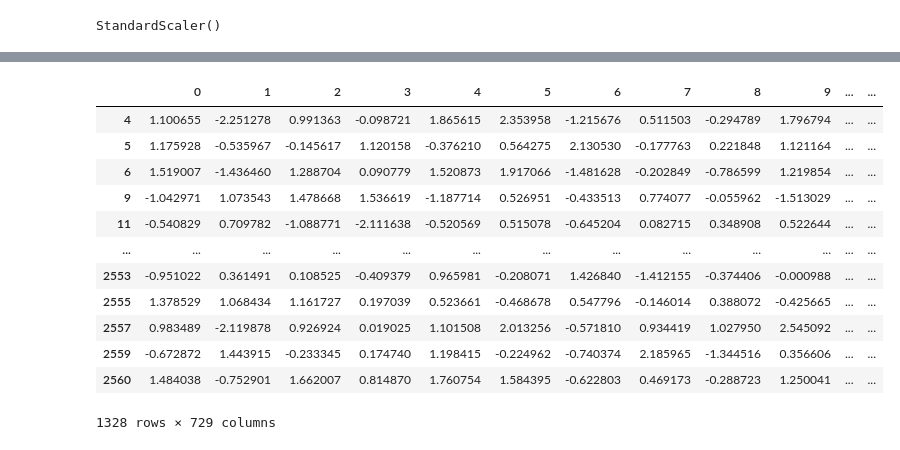
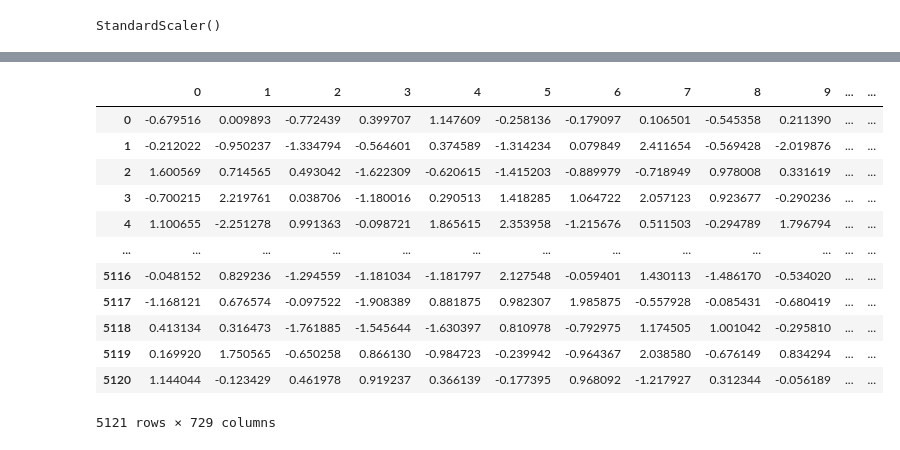
Before and after one commit to Ishikawa7/Alzheimer_detection, a Jupyter notebook: Alzheimer_detection_classification.ipynb, the cells around one changed output, grey strips where cells are left out. Drawn from its saved outputs; the diff is of its cells as text; code cells hidden in the pictures.

```diff
--- a/Alzheimer_detection_classification.ipynb
+++ b/Alzheimer_detection_classification.ipynb
@@ -85,10 +90,10 @@ StandardScaler()
 #    min = X_test[i].min()
 #    X_test[i] = (X_test[i] - min) / (max - min)
 # %%
-validation_percentage = 0.5
-X_val = X_train[int(1-validation_percentage * len(X_train)):]
-X_train = X_train[:int(1-validation_percentage * len(X_train))]
-y_val = y_train[int(1-validation_percentage * len(y_train)):]
-y_train = y_train[:int(1-validation_percentage * len(y_train))]
-labels_val = labels_train[int(1-validation_percentage * len(labels_train)):]
-labels_train = labels_train[:int(1-validation_percentage * len(labels_train))]
+# validation_percentage = 0.0
+# X_val = X_train[int(1-validation_percentage * len(X_train)):]
+# X_train = X_train[:int(1-validation_percentage * len(X_train))]
+# y_val = y_train[int(1-validation_percentage * len(y_train)):]
+# y_train = y_train[:int(1-validation_percentage * len(y_train))]
+# labels_val = labels_train[int(1-validation_percentage * len(labels_train)):]
+# labels_train = labels_train[:int(1-validation_percentage * len(labels_train))]
@@ -155,11 +163,0 @@ df_train_scaled
-# %%
-# remove from the dataframes the rows with label = "MildDemented" and "ModerateDemented"
-df_train_scaled = df_train_scaled[df_train_scaled['label'] != "MildDemented"]
-df_val_scaled = df_val_scaled[df_val_scaled['label'] != "MildDemented"]
-df_test_scaled = df_test_scaled[df_test_scaled['label'] != "MildDemented"]
-
-df_train_scaled = df_train_scaled[df_train_scaled['label'] != "VeryMildDemented"]
-df_val_scaled = df_val_scaled[df_val_scaled['label'] != "VeryMildDemented"]
-df_test_scaled = df_test_scaled[df_test_scaled['label'] != "VeryMildDemented"]
-
-df_train_scaled
@@ -229,21 +180,21 @@ df_labels_train
 # %%
 remove_columns = ['label']
 df_train_scaled = df_train_scaled.drop(remove_columns, axis=1)
-df_val_scaled = df_val_scaled.drop(remove_columns, axis=1)
+#df_val_scaled = df_val_scaled.drop(remove_columns, axis=1)
 df_test_scaled = df_test_scaled.drop(remove_columns, axis=1)
 
 df_train_scaled
 # %% [output]
 |  | 0 | 1 | 2 | 3 | 4 | 5 | 6 | 7 | 8 | 9 | ... | ... |
+| 0 | -0.679516 | 0.009893 | -0.772439 | 0.399707 | 1.147609 | -0.258136 | -0.179097 | 0.106501 | -0.545358 | 0.211390 | ... | ... |
+| 1 | -0.212022 | -0.950237 | -1.334794 | -0.564601 | 0.374589 | -1.314234 | 0.079849 | 2.411654 | -0.569428 | -2.019876 | ... | ... |
+| 2 | 1.600569 | 0.714565 | 0.493042 | -1.622309 | -0.620615 | -1.415203 | -0.889979 | -0.718949 | 0.978008 | 0.331619 | ... | ... |
+| 3 | -0.700215 | 2.219761 | 0.038706 | -1.180016 | 0.290513 | 1.418285 | 1.064722 | 2.057123 | 0.923677 | -0.290236 | ... | ... |
 | 4 | 1.100655 | -2.251278 | 0.991363 | -0.098721 | 1.865615 | 2.353958 | -1.215676 | 0.511503 | -0.294789 | 1.796794 | ... | ... |
-| 5 | 1.175928 | -0.535967 | -0.145617 | 1.120158 | -0.376210 | 0.564275 | 2.130530 | -0.177763 | 0.221848 | 1.121164 | ... | ... |
-| 6 | 1.519007 | -1.436460 | 1.288704 | 0.090779 | 1.520873 | 1.917066 | -1.481628 | -0.202849 | -0.786599 | 1.219854 | ... | ... |
-| 9 | -1.042971 | 1.073543 | 1.478668 | 1.536619 | -1.187714 | 0.526951 | -0.433513 | 0.774077 | -0.055962 | -1.513029 | ... | ... |
-| 11 | -0.540829 | 0.709782 | -1.088771 | -2.111638 | -0.520569 | 0.515078 | -0.645204 | 0.082715 | 0.348908 | 0.522644 | ... | ... |
 | ... | ... | ... | ... | ... | ... | ... | ... | ... | ... | ... | ... | ... |
-| 2553 | -0.951022 | 0.361491 | 0.108525 | -0.409379 | 0.965981 | -0.208071 | 1.426840 | -1.412155 | -0.374406 | -0.000988 | ... | ... |
-| 2555 | 1.378529 | 1.068434 | 1.161727 | 0.197039 | 0.523661 | -0.468678 | 0.547796 | -0.146014 | 0.388072 | -0.425665 | ... | ... |
-| 2557 | 0.983489 | -2.119878 | 0.926924 | 0.019025 | 1.101508 | 2.013256 | -0.571810 | 0.934419 | 1.027950 | 2.545092 | ... | ... |
-| 2559 | -0.672872 | 1.443915 | -0.233345 | 0.174740 | 1.198415 | -0.224962 | -0.740374 | 2.185965 | -1.344516 | 0.356606 | ... | ... |
-| 2560 | 1.484038 | -0.752901 | 1.662007 | 0.814870 | 1.760754 | 1.584395 | -0.622803 | 0.469173 | -0.288723 | 1.250041 | ... | ... |
+| 5116 | -0.048152 | 0.829236 | -1.294559 | -1.181034 | -1.181797 | 2.127548 | -0.059401 | 1.430113 | -1.486170 | -0.534020 | ... | ... |
+| 5117 | -1.168121 | 0.676574 | -0.097522 | -1.908389 | 0.881875 | 0.982307 | 1.985875 | -0.557928 | -0.085431 | -0.680419 | ... | ... |
+| 5118 | 0.413134 | 0.316473 | -1.761885 | -1.545644 | -1.630397 | 0.810978 | -0.792975 | 1.174505 | 1.001042 | -0.295810 | ... | ... |
+| 5119 | 0.169920 | 1.750565 | -0.650258 | 0.866130 | -0.984723 | -0.239942 | -0.964367 | 2.038580 | -0.676149 | 0.834294 | ... | ... |
+| 5120 | 1.144044 | -0.123429 | 0.461978 | 0.919237 | 0.366139 | -0.177395 | 0.968092 | -1.217927 | 0.312344 | -0.056189 | ... | ... |
-1328 rows × 729 columns
+5121 rows × 729 columns
```
Also changed, not shown: parts of 27 cells of this notebook, 1 other file.
